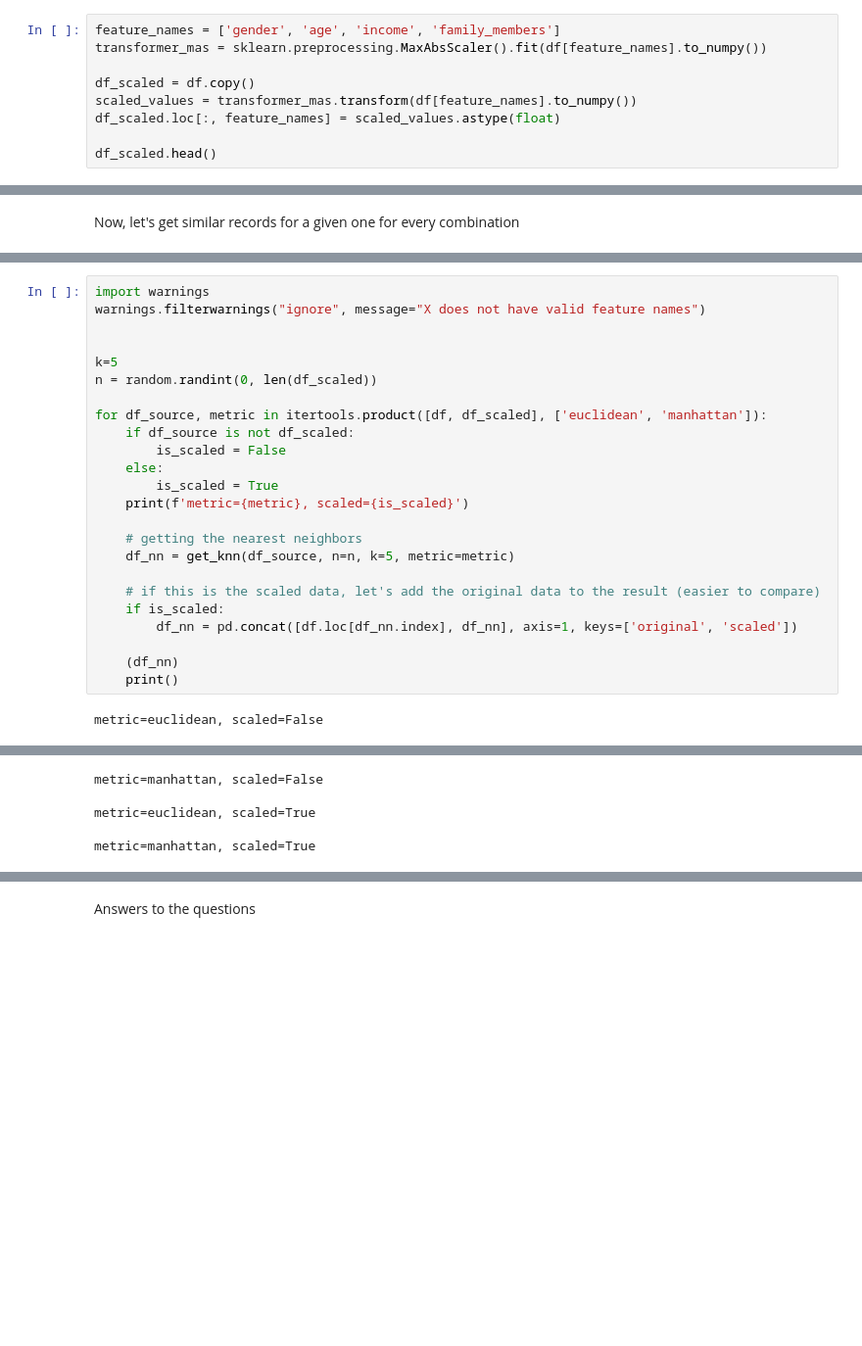
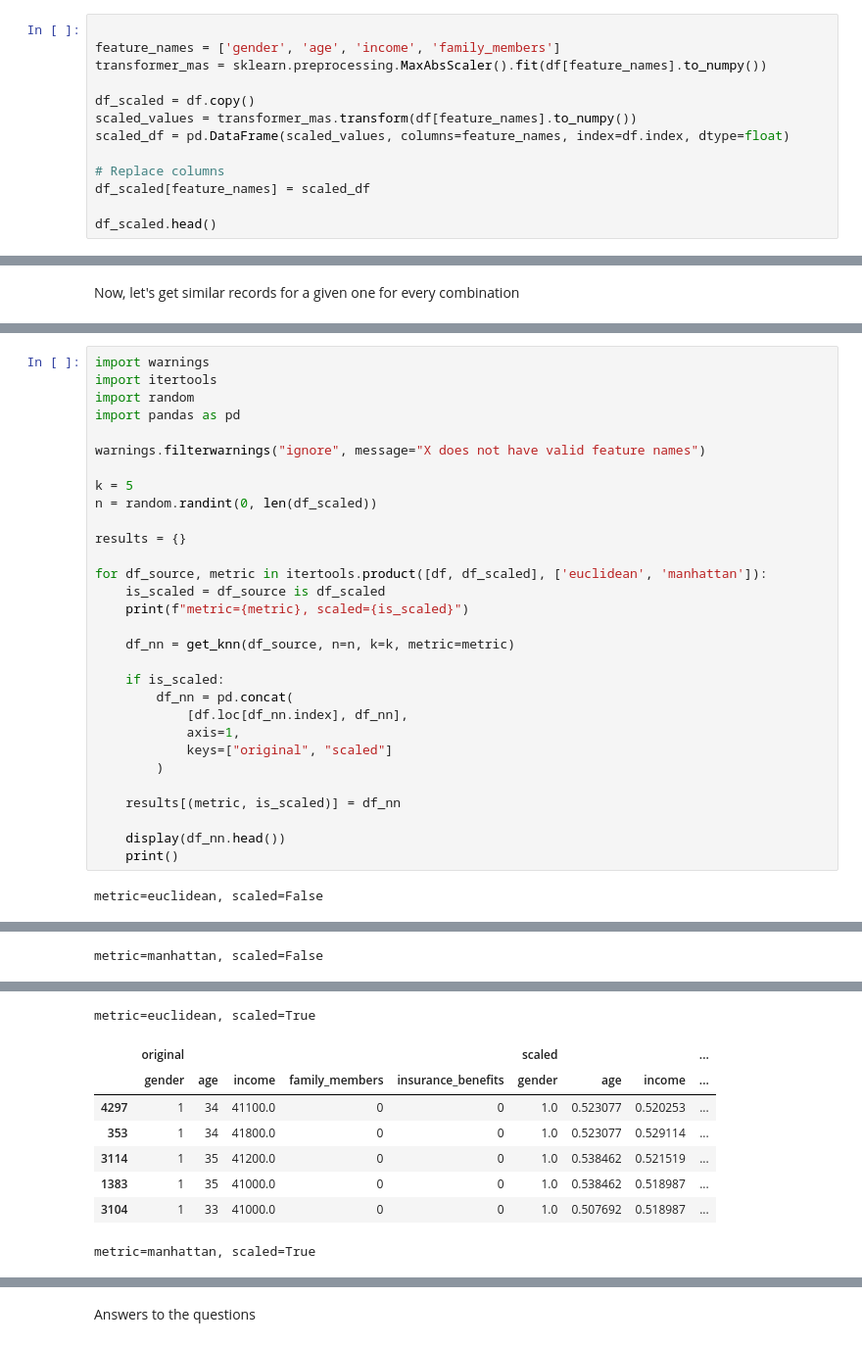
Before and after one commit to HesusG/da-ds-notebook-solutions, a Jupyter notebook: Brasil/8-17 DS/SP11 Álgebra Linear/P12.ipynb, the cells around one changed output, grey strips where cells are left out. Shown at 98% size. Cells and saved outputs as stored; diff of their text form; blank space fills up the shorter version.

```diff
--- a/Brasil/8-17 DS/SP11 Álgebra Linear/P12.ipynb
+++ b/Brasil/8-17 DS/SP11 Álgebra Linear/P12.ipynb
@@ -188,12 +188,16 @@ def get_knn(df, n, k, metric):
 # %% [markdown]
  Scaling the data.
 # %%
+
 feature_names = ['gender', 'age', 'income', 'family_members']
 transformer_mas = sklearn.preprocessing.MaxAbsScaler().fit(df[feature_names].to_numpy())
 
 df_scaled = df.copy()
 scaled_values = transformer_mas.transform(df[feature_names].to_numpy())
-df_scaled.loc[:, feature_names] = scaled_values.astype(float)
+scaled_df = pd.DataFrame(scaled_values, columns=feature_names, index=df.index, dtype=float)
+
+# Replace columns
+df_scaled[feature_names] = scaled_df
 
 df_scaled.head()
 # %% [output]
@@ -208,26 +256,32 @@ df_scaled.head()
 # %%
 import warnings
+import itertools
+import random
+import pandas as pd
+
 warnings.filterwarnings("ignore", message="X does not have valid feature names")
 
-
-k=5
+k = 5
 n = random.randint(0, len(df_scaled))
 
+results = {}
+
 for df_source, metric in itertools.product([df, df_scaled], ['euclidean', 'manhattan']):
-    if df_source is not df_scaled:
-        is_scaled = False
-    else:
-        is_scaled = True
-    print(f'metric={metric}, scaled={is_scaled}')
+    is_scaled = df_source is df_scaled
+    print(f"metric={metric}, scaled={is_scaled}")
 
-    # getting the nearest neighbors
-    df_nn = get_knn(df_source, n=n, k=5, metric=metric)
+    df_nn = get_knn(df_source, n=n, k=k, metric=metric)
 
-    # if this is the scaled data, let's add the original data to the result (easier to compare)
     if is_scaled:
-        df_nn = pd.concat([df.loc[df_nn.index], df_nn], axis=1, keys=['original', 'scaled'])
+        df_nn = pd.concat(
+            [df.loc[df_nn.index], df_nn],
+            axis=1,
+            keys=["original", "scaled"]
+        )
 
-    (df_nn)
+    results[(metric, is_scaled)] = df_nn
+
+    display(df_nn.head())
     print()
 # %% [output]
 metric=euclidean, scaled=False
@@ -247,5 +307 @@ UnicodeDecodeError: 'utf-8' codec can't decode byte 0xa2 in position 108: invali
 metric=manhattan, scaled=False
-
-metric=euclidean, scaled=True
-
-metric=manhattan, scaled=True
@@ -251,0 +314,9 @@ metric=manhattan, scaled=True
+metric=euclidean, scaled=True
+|  | original |  |  |  |  | scaled |  |  | ... |
+|  | gender | age | income | family_members | insurance_benefits | gender | age | income | ... |
+| 4297 | 1 | 34 | 41100.0 | 0 | 0 | 1.0 | 0.523077 | 0.520253 | ... |
+| 353 | 1 | 34 | 41800.0 | 0 | 0 | 1.0 | 0.523077 | 0.529114 | ... |
+| 3114 | 1 | 35 | 41200.0 | 0 | 0 | 1.0 | 0.538462 | 0.521519 | ... |
+| 1383 | 1 | 35 | 41000.0 | 0 | 0 | 1.0 | 0.538462 | 0.518987 | ... |
+| 3104 | 1 | 33 | 41000.0 | 0 | 0 | 1.0 | 0.507692 | 0.518987 | ... |
+metric=manhattan, scaled=True
```
Also changed, not shown: parts of 9 cells of this notebook.
